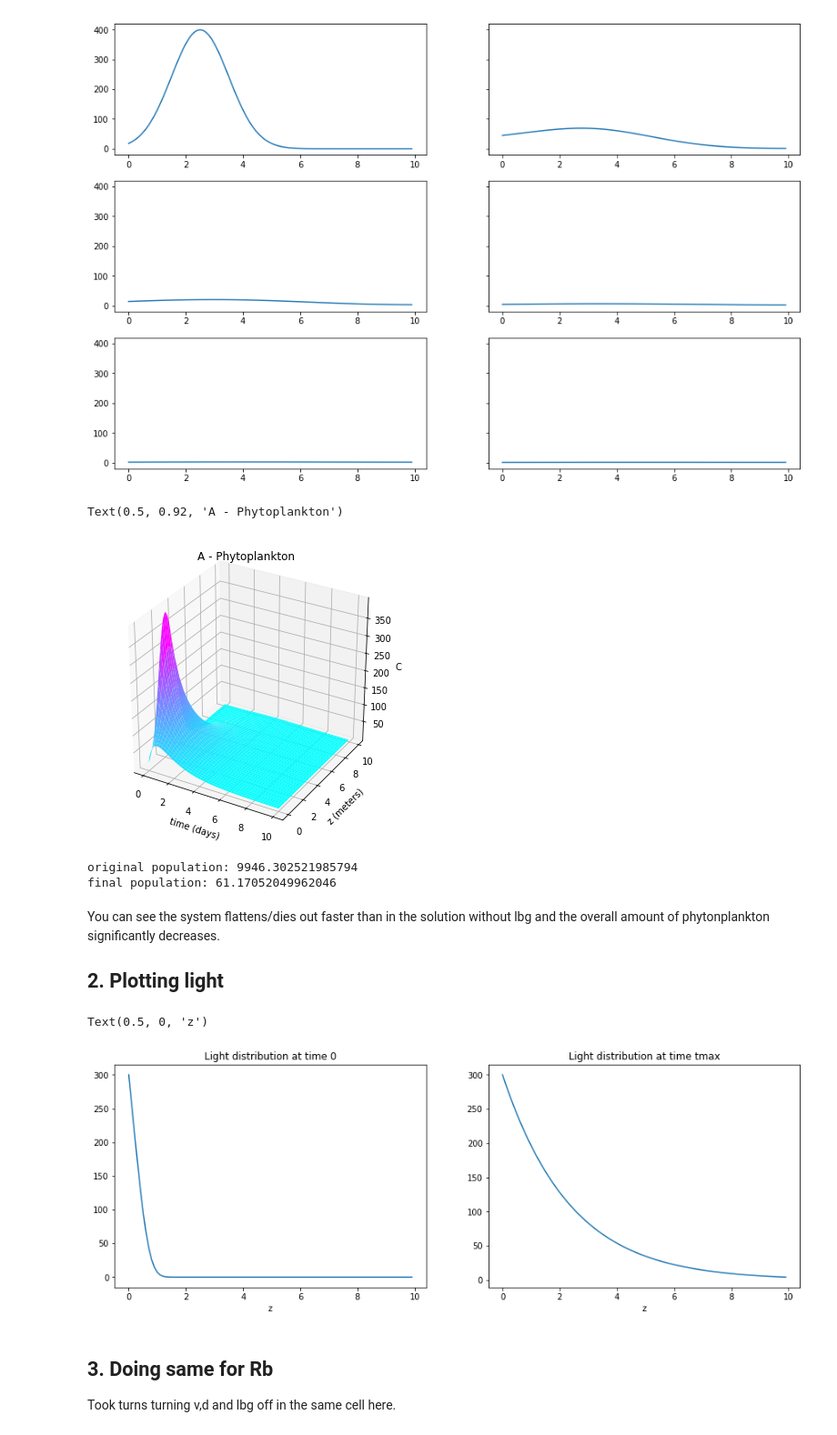
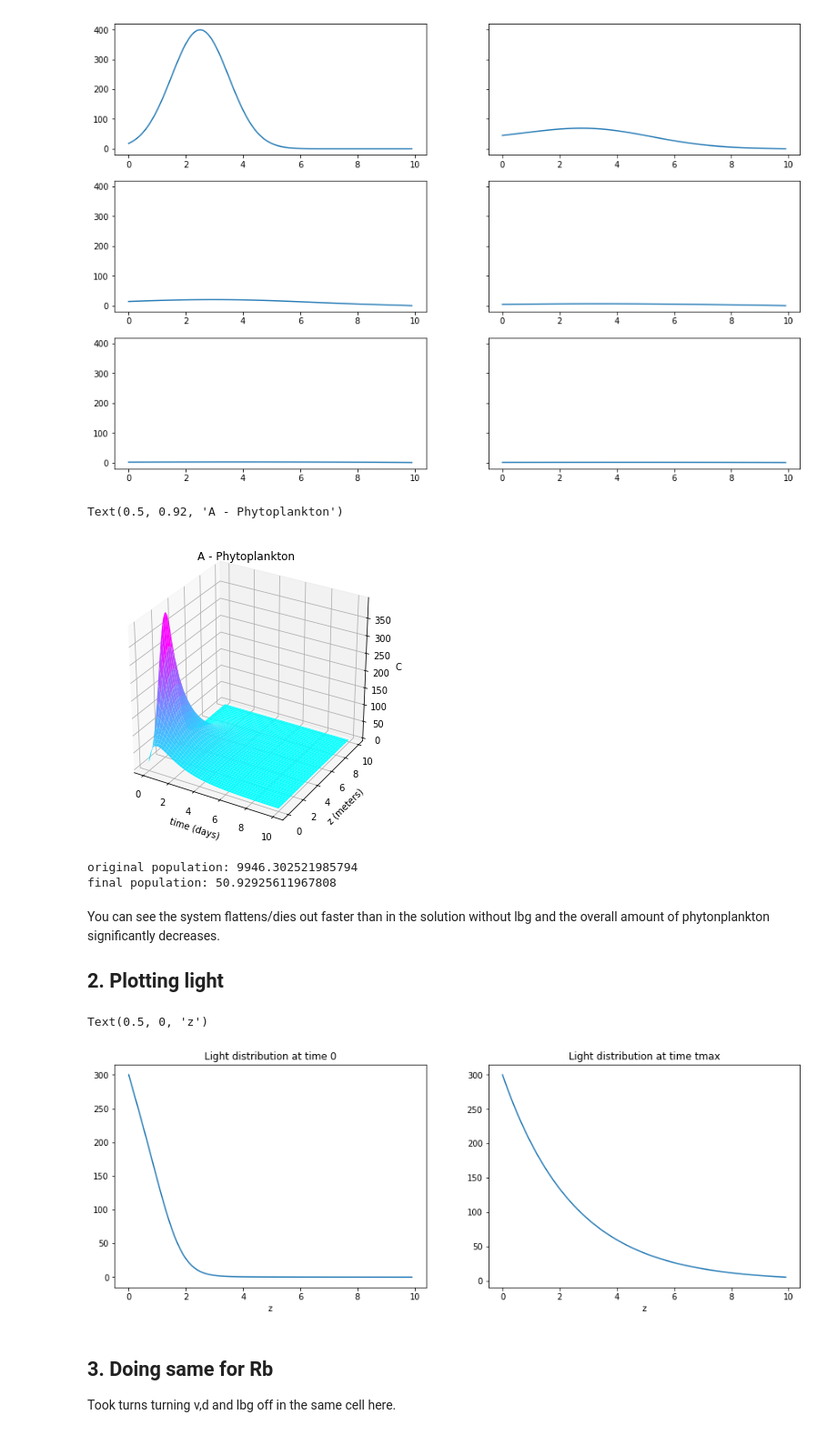
Before and after one commit to alisonpeard/phytoplankton_dynamics, a Jupyter notebook: Python Notebooks/Building up to a Solution - NEEDS CLEANING.ipynb, the cells around one changed output. Shown at 91% size. Drawn from its saved outputs; the diff is of its cells as text; code cells hidden in the pictures.

```diff
--- a/Python Notebooks/Building up to a Solution - NEEDS CLEANING.ipynb
+++ b/Python Notebooks/Building up to a Solution - NEEDS CLEANING.ipynb
@@ -72,7 +61,7 @@ def next_step_A(z,A):
 
     A_next[0] = d/(2*v*dz + 3*d)*( 4 * A_next[1] - A_next[2] )
 
-    A_next[-1] = (- A_next[-3] + 4*A_next[-2] )/3 # possible issue here
+    A_next[-1] = 0 #(- A_next[-3] + 4*A_next[-2] )/3
 
     return A_next
 # %%
@@ -252,12 +236,12 @@ ax.set_zlabel('C')
 ax.set_title('A - Phytoplankton')
 # %% [output]
 Text(0.5, 0.92, 'A - Phytoplankton')
-[figure, old version]
+[figure, new version]
 # %%
 print("original population: {}\nfinal population: {}".format(sum(A[:,0]),sum(A[:,-1])))
 # %% [output]
 original population: 9946.302521985794
-final population: 61.17052049962046
+final population: 50.92925611967808
 # %% [markdown]
 You can see the system flattens/dies out faster than in the solution without lbg and the overall amount of phytonplankton significantly decreases.
 
@@ -265,23 +249,23 @@ You can see the system flattens/dies out faster than in the solution without lbg
 # %%
 def I(z,A,I_0=I0,k = 0.0003):
     """Function to plot I using array A[:,i], default k=0.0003, larger values of k make effect of A on I more apparent"""
     integral = np.zeros(len(z))
-    integral[1:] = np.cumsum(k*A[1:])
+    integral[1:] = k*np.cumsum(A[1:])*dz #
     return I_0 * np.exp( -integral - kbg*z)
 
 fig, axs = plt.subplots(1,2,figsize = (15,5))
 II = I(z_grid,A[:,0],I0,0.005) # larger k-value to show effect of A
 axs[0].plot(z_grid, II)
 axs[0].set_title('Light distribution at time 0')
 axs[0].set_xlabel('z')
 
 II = I(z_grid,A[:,-1],I0,0.005) # larger k-value to show effect of A
 axs[1].plot(z_grid, II)
 axs[1].set_title('Light distribution at time tmax')
 axs[1].set_xlabel('z')
 # %% [output]
 Text(0.5, 0, 'z')
-[figure, old version]
+[figure, new version]
 # %% [markdown]
 ## 3. Doing same for Rb
 Took turns turning v,d and lbg off in the same cell here.
```
Also changed, not shown: parts of 41 cells of this notebook, 22 other files.
